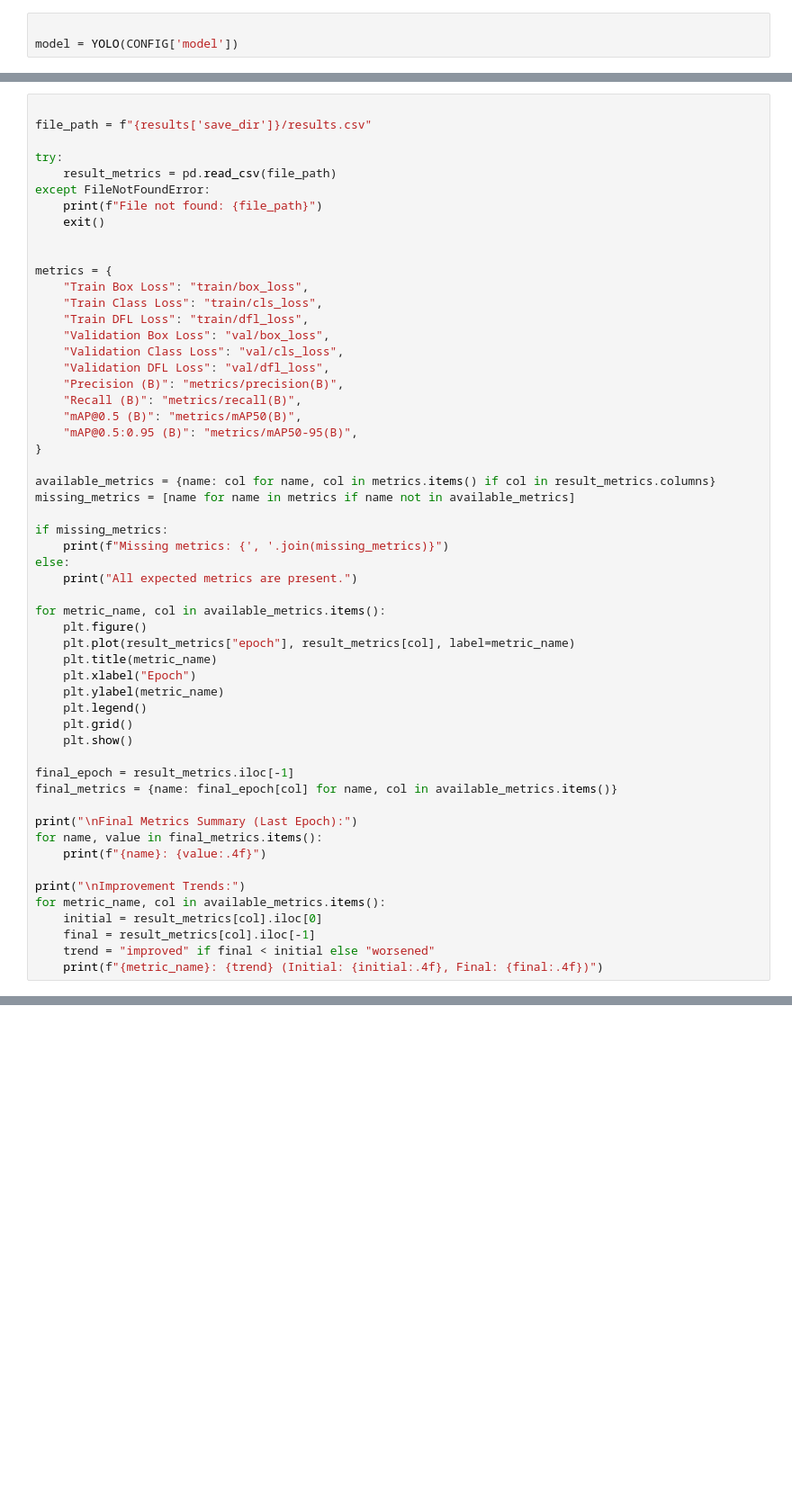
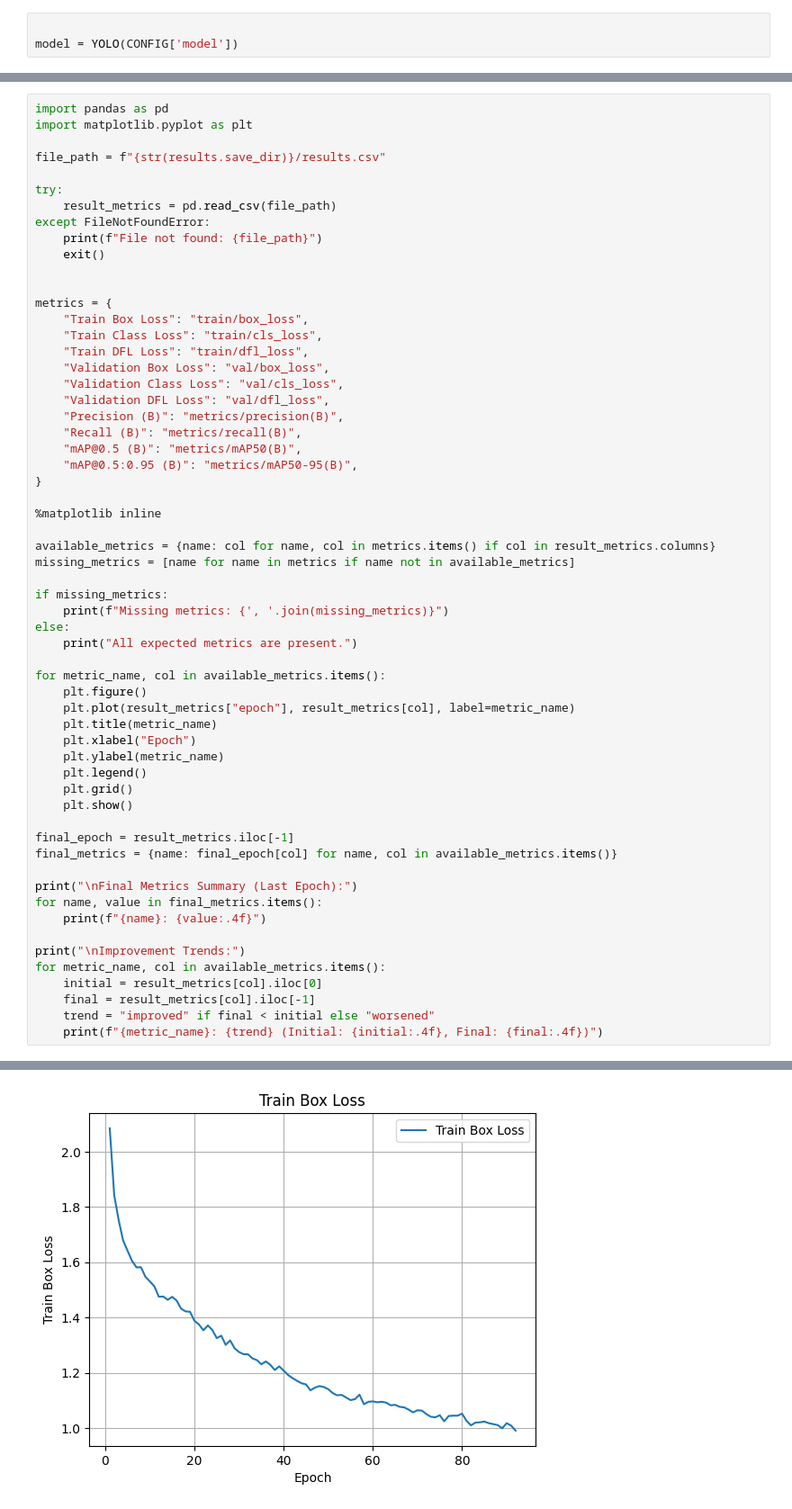
Before and after one commit to luisarizmendi/ai-apps, a Jupyter notebook: dev/safety-hat/train.ipynb, the cells around one changed output, grey strips where cells are left out. Shown at 90% size. Cells and saved outputs as stored; diff of their text form; blank space fills up the shorter version.

```diff
--- a/dev/safety-hat/train.ipynb
+++ b/dev/safety-hat/train.ipynb
@@ -94,6 +151,8 @@ results = model.train(
 # %%
+import pandas as pd
+import matplotlib.pyplot as plt
 
-file_path = f"{results['save_dir']}/results.csv"
+file_path = f"{str(results.save_dir)}/results.csv"
 
 try:
     result_metrics = pd.read_csv(file_path)
@@ -114,6 +173,8 @@ metrics = {
     "mAP@0.5 (B)": "metrics/mAP50(B)",
     "mAP@0.5:0.95 (B)": "metrics/mAP50-95(B)",
 }
+
+%matplotlib inline
 
 available_metrics = {name: col for name, col in metrics.items() if col in result_metrics.columns}
 missing_metrics = [name for name in metrics if name not in available_metrics]
@@ -146,3 +207,4 @@ for metric_name, col in available_metrics.items():
     final = result_metrics[col].iloc[-1]
     trend = "improved" if final < initial else "worsened"
     print(f"{metric_name}: {trend} (Initial: {initial:.4f}, Final: {final:.4f})")
+# %% [output]
@@ -148,0 +212 @@ for metric_name, col in available_metrics.items():
+[figure, added]
```
Also changed, not shown: parts of 6 cells of this notebook.
